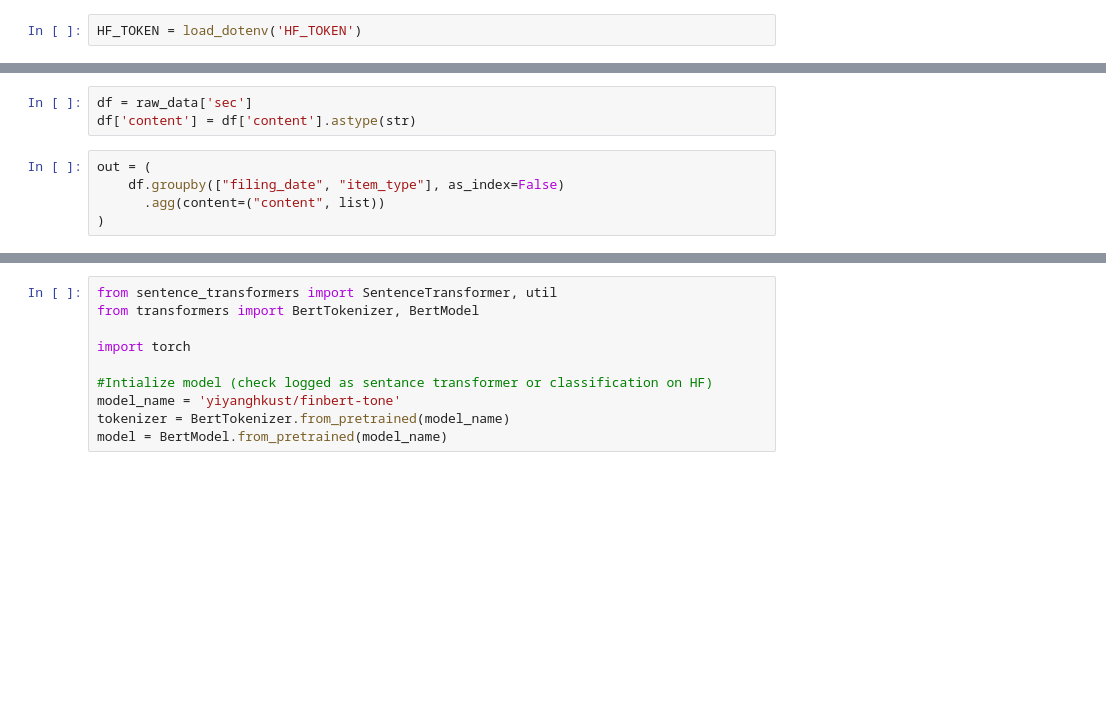
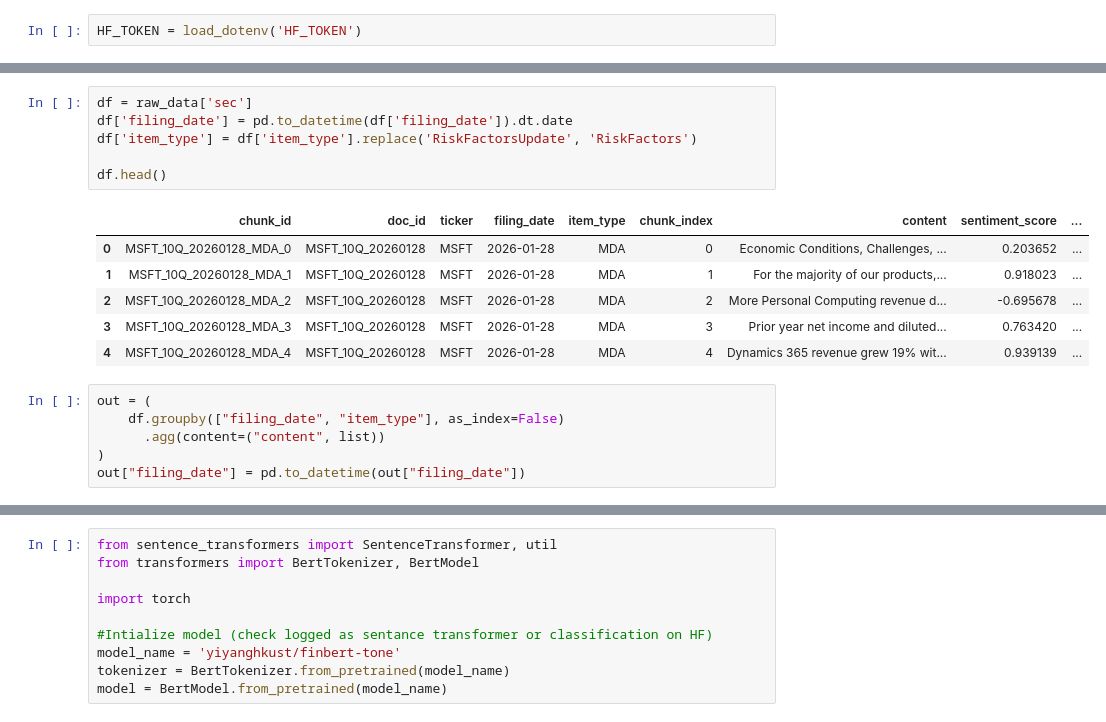
Before and after one commit to alaymajmudar97/Otpp_Analysis, a Jupyter notebook: feature_experiment.ipynb, the cells around one changed output, grey strips where cells are left out. Cells and saved outputs as stored; diff of their text form; blank space fills up the shorter version.

```diff
--- a/feature_experiment.ipynb
+++ b/feature_experiment.ipynb
@@ -12,11 +15,22 @@ raw_data = fetch_raw_from_db(conn=conn)
-# %%
-df = raw_data['sec']
-df['content'] = df['content'].astype(str)
+# %%
+df = raw_data['sec']
+df['filing_date'] = pd.to_datetime(df['filing_date']).dt.date
+df['item_type'] = df['item_type'].replace('RiskFactorsUpdate', 'RiskFactors')
+
+df.head()
+# %% [output]
+|  | chunk_id | doc_id | ticker | filing_date | item_type | chunk_index | content | sentiment_score | ... |
+| 0 | MSFT_10Q_20260128_MDA_0 | MSFT_10Q_20260128 | MSFT | 2026-01-28 | MDA | 0 | Economic Conditions, Challenges, ... | 0.203652 | ... |
+| 1 | MSFT_10Q_20260128_MDA_1 | MSFT_10Q_20260128 | MSFT | 2026-01-28 | MDA | 1 | For the majority of our products,... | 0.918023 | ... |
+| 2 | MSFT_10Q_20260128_MDA_2 | MSFT_10Q_20260128 | MSFT | 2026-01-28 | MDA | 2 | More Personal Computing revenue d... | -0.695678 | ... |
+| 3 | MSFT_10Q_20260128_MDA_3 | MSFT_10Q_20260128 | MSFT | 2026-01-28 | MDA | 3 | Prior year net income and diluted... | 0.763420 | ... |
+| 4 | MSFT_10Q_20260128_MDA_4 | MSFT_10Q_20260128 | MSFT | 2026-01-28 | MDA | 4 | Dynamics 365 revenue grew 19% wit... | 0.939139 | ... |
 # %%
 out = (
     df.groupby(["filing_date", "item_type"], as_index=False)
       .agg(content=("content", list))
 )
+out["filing_date"] = pd.to_datetime(out["filing_date"])
 # %%
 out
 # %% [output]
```
Also changed, not shown: parts of 16 cells of this notebook, 1 other file.
